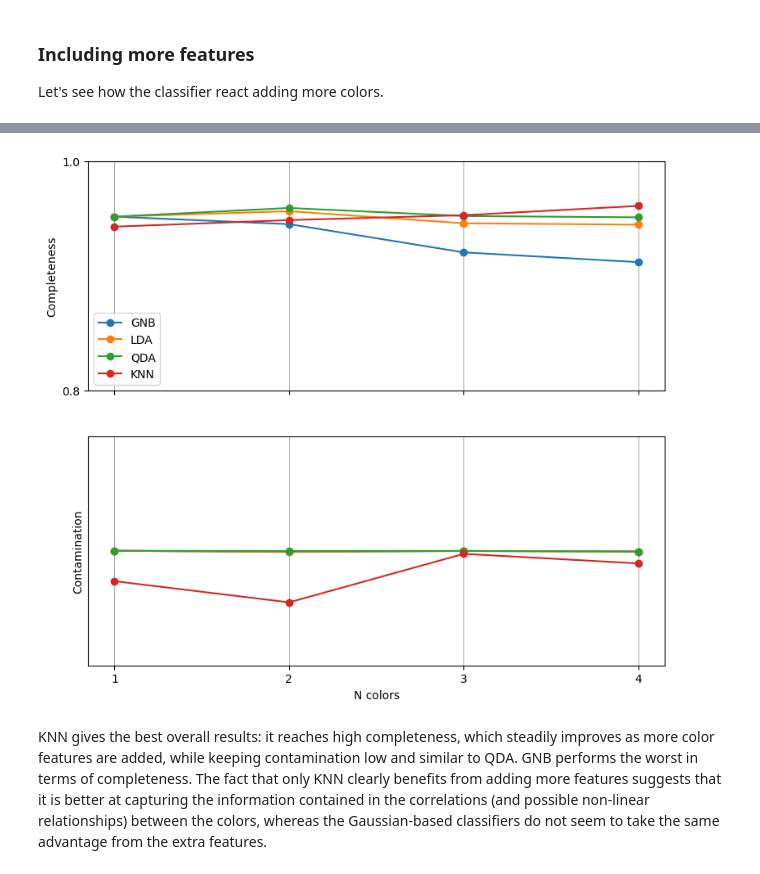
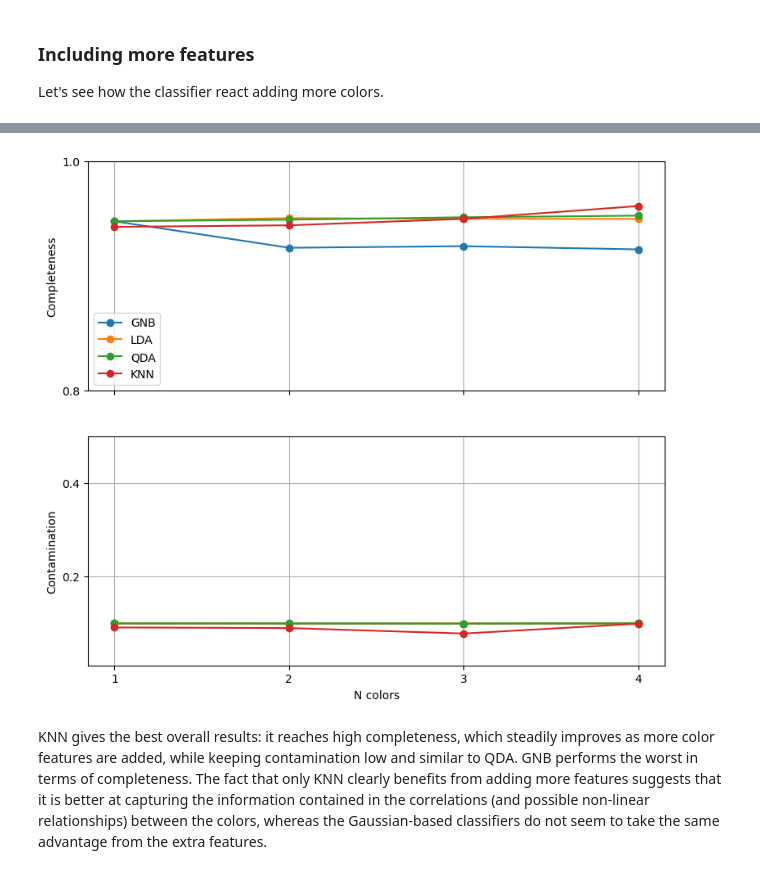
Before and after one commit to nraffaeli/astrostatistics_bicocca_2025, a Jupyter notebook: working/ex19.ipynb, the cells around one changed output, grey strips where cells are left out. Drawn from its saved outputs; the diff is of its cells as text; code cells hidden in the pictures.

```diff
--- a/working/ex19.ipynb
+++ b/working/ex19.ipynb
@@ -193,12 +193,12 @@ from sklearn.neighbors import KNeighborsClassifier
 from sklearn.model_selection import train_test_split
 from sklearn.metrics import roc_curve, precision_recall_curve
 # %%
-def check_rutine(models, labels, X, Y, split_size):
+def check_rutine(models, labels, X, Y, split_size, random_state):
 
     roc_data = {}
     pr_data = {}
 
-    X_train, X_test, y_train, y_test = train_test_split(X, Y, test_size=split_size)
+    X_train, X_test, y_train, y_test = train_test_split(X, Y, test_size=split_size, random_state=random_state)
 
     for label, model in zip(labels, models):
         model.fit(X_train, y_train)
@@ -267,33 +267,33 @@ plt.show()
 # %%
 x_features = np.arange(1, n_features + 1)
 
 plt.figure(figsize=(20, 8))
 ax = plt.subplot(222)
 for label in labels:
     ax.plot(x_features, completeness[label], 'o-', ms=6, label=label)
 
 ax.xaxis.set_major_locator(plt.MultipleLocator(1))
 ax.yaxis.set_major_locator(plt.MultipleLocator(0.2))
 ax.xaxis.set_major_formatter(plt.NullFormatter())
 ax.set_ylabel('Completeness')
 ax.set_ylim(0.8, 1)
 ax.grid(True)
 ax.legend(loc='best')
 
 ax2 = plt.subplot(224)
 for label in labels:
     ax2.plot(x_features, contamination[label], 'o-', label=label)
 
 ax2.xaxis.set_major_locator(plt.MultipleLocator(1))
 ax2.yaxis.set_major_locator(plt.MultipleLocator(0.2))
 ax2.xaxis.set_major_formatter(plt.FormatStrFormatter('%i'))
 ax2.set_xlabel('N colors')
 ax2.set_ylabel('Contamination')
-ax2.set_ylim(0.05, 0.15)
+ax2.set_ylim(0.01, 0.5)
 ax2.grid(True)
 
 plt.show()
 # %% [output]
-[figure, old version]
+[figure, new version]
 # %% [markdown]
 KNN gives the best overall results: it reaches high completeness, which steadily improves as more color features are added, while keeping contamination low and similar to QDA. GNB performs the worst in terms of completeness. The fact that only KNN clearly benefits from adding more features suggests that it is better at capturing the information contained in the correlations (and possible non-linear relationships) between the colors, whereas the Gaussian-based classifiers do not seem to take the same advantage from the extra features.
```
Also changed, not shown: parts of 2 cells of this notebook, 4 other files.
